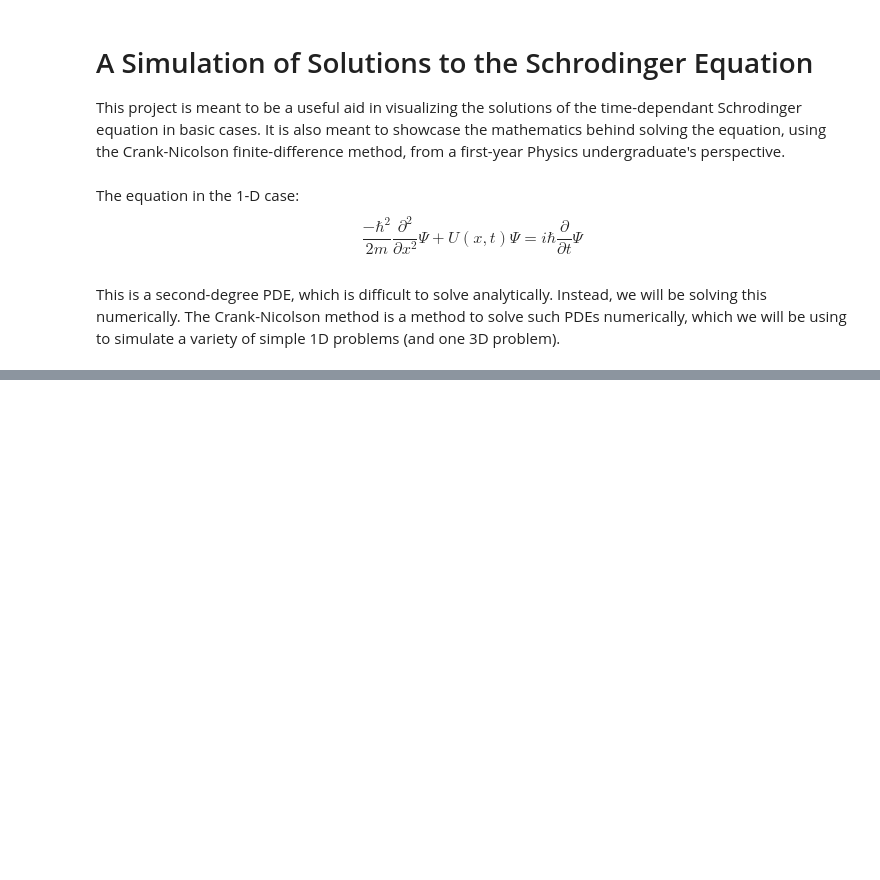
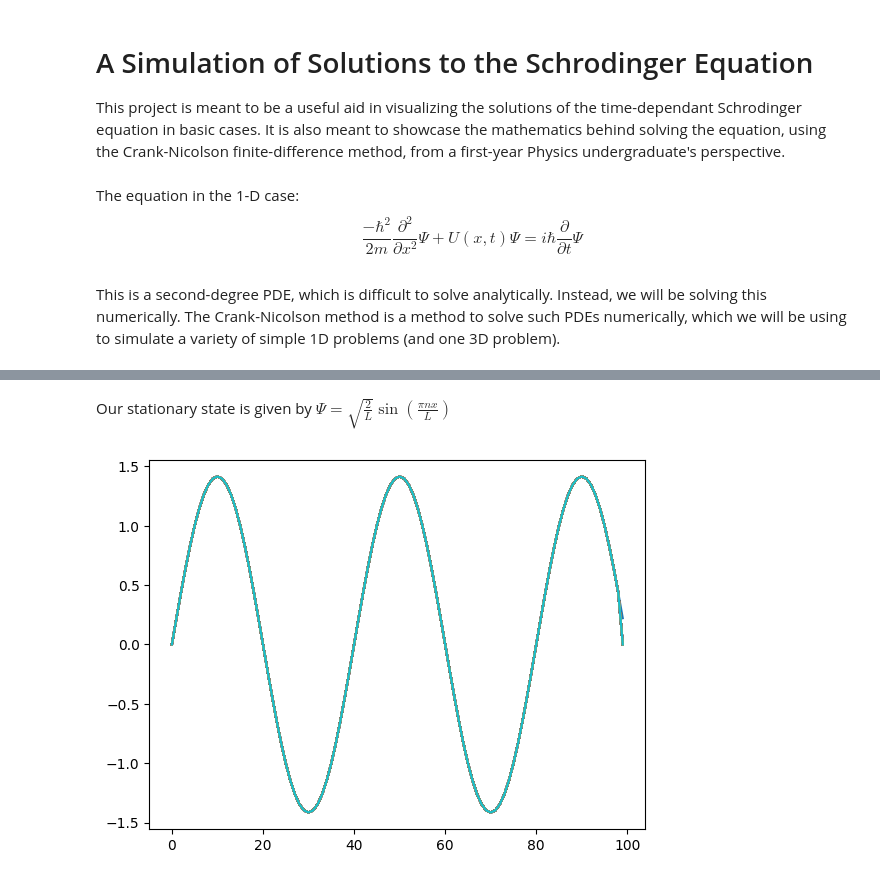
Before and after one commit to DILET1/SchrodingerSolver, a Jupyter notebook: notebook.ipynb, the cells around one changed output, grey strips where cells are left out. Saved outputs shown, nothing was run; the diff lists cells and outputs as text; code cells hidden in the pictures; blank space fills up the shorter version.

```diff
--- a/notebook.ipynb
+++ b/notebook.ipynb
@@ -29,8 +54,64 @@ First we simulate the particle in a box. This simply has $U(x,t) = 0, \Psi = 0$
+# %% [markdown]
+Our stationary state is given by $\Psi = \sqrt{\frac{2}{L}}\sin{(\frac{\pi nx}{L})}$
 # %%
 import matplotlib.pyplot as plt
+import numpy as np
 disp_m = 500 #this is mass in KeV/c^2
 m = disp_m * 1000 #this is eV/c^2
-HBAR = 6.582119569E-16 #this is in eV/s
-l = 0.1 #this is in angstrom
+HBAR = 6.582119569E-6 #this is 1e10 greater than its actual value in eV/s, but I need to scale everything up so we stay within FP precision
+l = 1 #this is in nm
+U = 0 #this is potential, probably needs to be turned into a matrix
 Lt = 1 #this is in nanoseconds, and is the stepping for time
 Lx = l/100 #this is the granularity of our finite-difference stepping in x
+#coefficients of the matrix
+Ai = (np.power(HBAR,2))/m * Lt
+Bi = (-2*np.power(HBAR,2)/(m)) - (2*(np.power(Lx,2))*Lt*U) + (4*np.power(Lx,2)*1j*HBAR)
+Bl = (2*np.power(HBAR,2)/(m)) + (2*(np.power(Lx,2))*Lt*U) + (4*np.power(Lx,2)*1j*HBAR) #this one is for Di
+Ci = (np.power(HBAR,2))/m * Lt
+n = 5 #just for the stationary state for now...
+current_state = [] #holds all the psi values currently known
+DArr = [] #holds the rhs of the equation
+TArr = [] #linear transformation to go from each state
+#We assume a sinusoidal form of psi initially
+def init_psi_sinusoidal():
+    for i in range (0, 100):
+        current_state.append(np.sqrt(2/l) * np.sin(n*np.pi*(Lx*i)/l))
+        DArr.append(-1)
+        temp = []
+        for j in range (0, 100):
+            match i-j:
+                case -1:
+                    temp.append(Ci)
+                case 0:
+                    temp.append(Bi)
+                case 1:
+                    temp.append(Ai)
+                case _:
+                    temp.append(0)
+        TArr.append(temp)
+    #boundary conditions
+    TArr[0][0] = 1
+    TArr[0][1] = 0
+    TArr[99][98] = 0
+    TArr[99][99] = 1
+init_psi_sinusoidal() #yes, I did make a method I'm calling once and only once. There will be a button-y GUI eventually where this comes in handy.
+CS = np.array(current_state)
+DA = np.array(DArr, complex)
+TA = np.array(TArr)
+plt.plot(CS)
+
+#These coefficients are largely the same for calculated Di, but some signs are flipped
+def set_bounds():
+    DA[0] = 0
+    DA[99] = 0
+def calc_Di():
+    set_bounds()
+    for i in range (1,99):
+        DA[i] = (-Ai * CS[i-1]) + (Bl * CS[i]) - (Ci * CS[i+1])
+for k in range (1,100): #as we can see, nothing changes, which is really good and means I didn't mess up
+    calc_Di()
+    NS = np.linalg.solve(TA,DA) #we will have some kind of interpretation, at some point.
+    plt.plot(NS)
+    CS = NS
+# %% [output]
+[figure, added]
```
Also changed, not shown: parts of 5 cells of this notebook, 1 other file.
